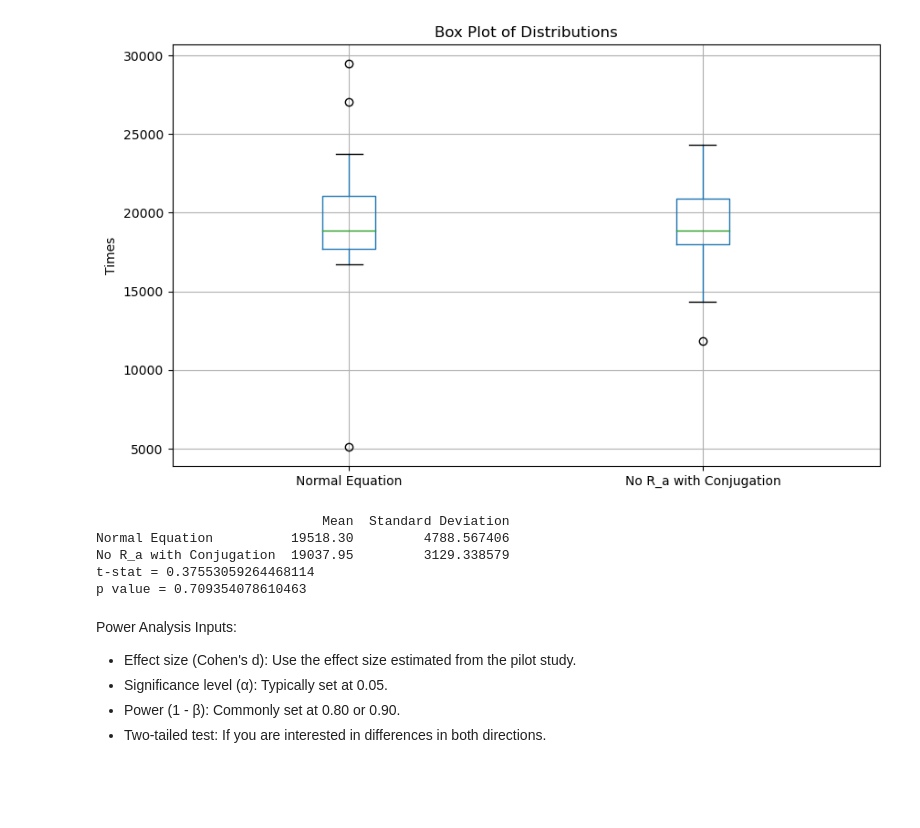
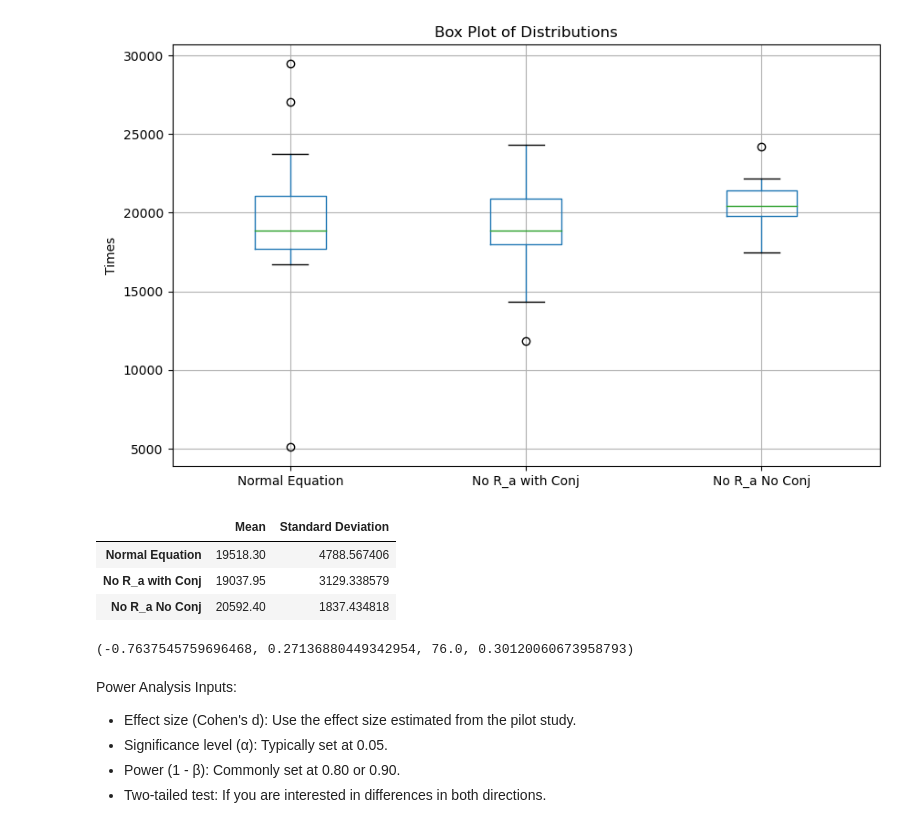
Before and after one commit to Frood-for-Thought/Bac_Evol_SSA, a Jupyter notebook: Experiment 1/Analysis.ipynb, the cells around one changed output. Cells and saved outputs as stored; diff of their text form; code cells hidden in the pictures; blank space fills up the shorter version.

```diff
--- a/Experiment 1/Analysis.ipynb
+++ b/Experiment 1/Analysis.ipynb
@@ -18,32 +18,27 @@ df.head()
 # %%
 # Step 1: Visualize the Data
 plt.figure(figsize=(10, 6))
 df.boxplot()
 plt.title('Box Plot of Distributions')
 plt.ylabel('Times')
 plt.show()
 
 # Step 2: Descriptive Statistics
 mean_normal = df['Normal Equation'].mean()
 std_normal = df['Normal Equation'].std()
-mean_no_Ra_w_conjugation = df['No R_a with Conjugation'].mean()
-std_no_Ra_w_conjugation = df['No R_a with Conjugation'].std()
+mean_no_Ra_w_conjugation = df['No R_a with Conj'].mean()
+std_no_Ra_w_conjugation = df['No R_a with Conj'].std()
+mean_no_Ra_no_conj = df['No R_a No Conj'].mean()
+std_no_Ra_no_conj = df['No R_a No Conj'].std()
 
 descriptive_stats = pd.DataFrame({
-    'Mean': [mean_normal, mean_no_Ra_w_conjugation],
-    'Standard Deviation': [std_normal, std_no_Ra_w_conjugation]
-}, index=['Normal Equation', 'No R_a with Conjugation'])
-
-# Step 3: Statistical Test
-t_stat, p_value = ttest_ind(df['Normal Equation'], df['No R_a with Conjugation'])
-
-print(descriptive_stats)
-print(f"t-stat = {t_stat}")
-print(f"p value = {p_value}")
+    'Mean': [mean_normal, mean_no_Ra_w_conjugation, mean_no_Ra_no_conj],
+    'Standard Deviation': [std_normal, std_no_Ra_w_conjugation, std_no_Ra_no_conj]
+}, index=['Normal Equation', 'No R_a with Conj', 'No R_a No Conj'])
+descriptive_stats
 # %% [output]
-[figure, old version]
+[figure, new version]
-                             Mean  Standard Deviation
-Normal Equation          19518.30         4788.567406
-No R_a with Conjugation  19037.95         3129.338579
-t-stat = 0.37553059264468114
-p value = 0.709354078610463
+|  | Mean | Standard Deviation |
+| Normal Equation | 19518.30 | 4788.567406 |
+| No R_a with Conj | 19037.95 | 3129.338579 |
+| No R_a No Conj | 20592.40 | 1837.434818 |
@@ -50,3 +52,14 @@ p value = 0.709354078610463
+# %%
+# Calculate Skewness of a data set.
+skew_normal = skew(df['Normal Equation'])
+skew_no_ra_no_conj = skew(df['No R_a No Conj'].dropna())
+
+# Step 3: Mann-Whitney U Test
+u_stat, p_value_u = mannwhitneyu(df['Normal Equation'], df['No R_a No Conj'].dropna())
+
+skew_normal, skew_no_ra_no_conj, u_stat, p_value_u
+# %% [output]
+(-0.7637545759696468, 0.27136880449342954, 76.0, 0.30120060673958793)
 # %%
 # Calculate pooled standard deviation
 n1 = n2 = df.shape[0]
```
Also changed, not shown: parts of 5 cells of this notebook, 1 other file.
